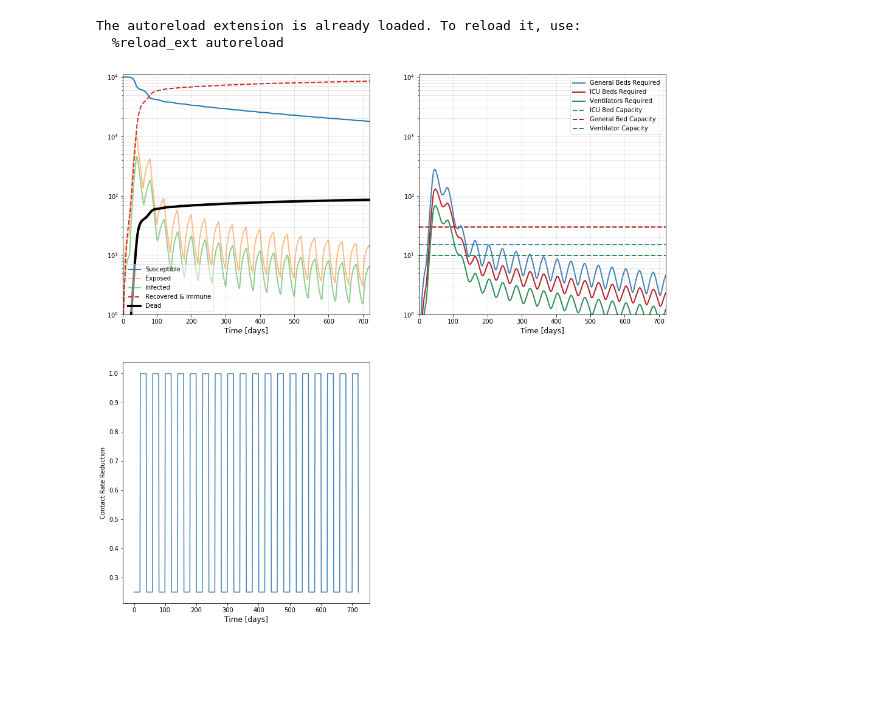
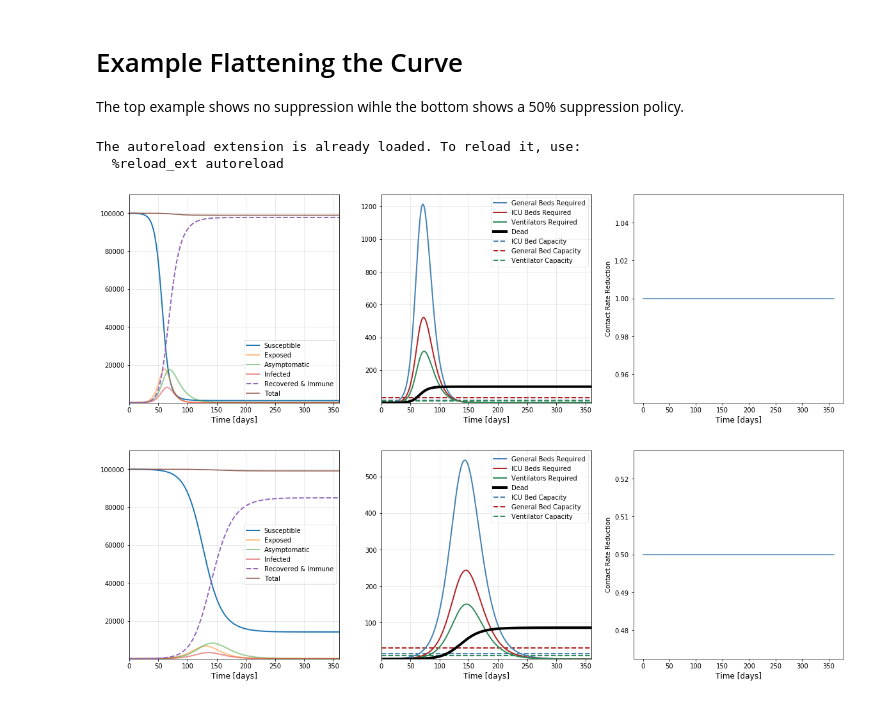
Before and after one commit to erccarls/county_covid_seir_models, a Jupyter notebook: notebooks/SIR.ipynb, the cells around one changed output. Drawn from its saved outputs; the diff is of its cells as text; code cells hidden in the pictures; blank space fills up the shorter version.

Commit message:
Fix model and plot formatting

```diff
--- a/notebooks/SIR.ipynb
+++ b/notebooks/SIR.ipynb
@@ -1,28 +1,47 @@
+# %% [markdown]
+# Example Flattening the Curve
+
+The top example shows no suppression wihle the bottom shows a 50% suppression policy.
 # %%
 %load_ext autoreload
 %autoreload 2
 import sys
-sys.path.append('~/county_covid_seir_models/')
+PATH_TO_PYSEIR_ROOT = '/Users/ecarlson/county_covid_seir_models/'
+sys.path.append(PATH_TO_PYSEIR_ROOT)
 
 import numpy as np
 from pyseir.models.seir_model import SEIRModel
 from pyseir.models.supression_policies import generate_triggered_suppression_model
+import matplotlib.pyplot as plt
 
-t_list = np.linspace(0, 720, 720)
+n_days = 360
+t_list = np.linspace(0, n_days, n_days)
+suppression_policy = generate_triggered_suppression_model(t_list=t_list, lockdown_days=60, open_days=0, reduction=1)
 
 
 model = SEIRModel(
-    N=10000,
+    N=100000,
+    A_initial=5,
+    I_initial=5,
     t_list=t_list,
-    suppression_policy=generate_supression_model_rho(
-        t_list=t_list,
-        lockdown_days=20, open_days=20
-    )
-)
+    suppression_policy=suppression_policy)
 
 model.run()
-model.plot_results()
+model.plot_results(y_scale='linear')
+
+
+suppression_policy = generate_triggered_suppression_model(t_list=t_list, lockdown_days=60, open_days=0, reduction=.5)
+model = SEIRModel(
+    N=100000,
+    A_initial=5,
+    I_initial=5,
+    t_list=t_list,
+    suppression_policy=suppression_policy)
+
+model.run()
+model.plot_results(y_scale='linear')
 # %% [output]
 The autoreload extension is already loaded. To reload it, use:
   %reload_ext autoreload
-[figure, old version]
+[figure, new version]
+[figure, added]
```
Also changed, not shown: parts of 2 cells of this notebook, 2 other files.
